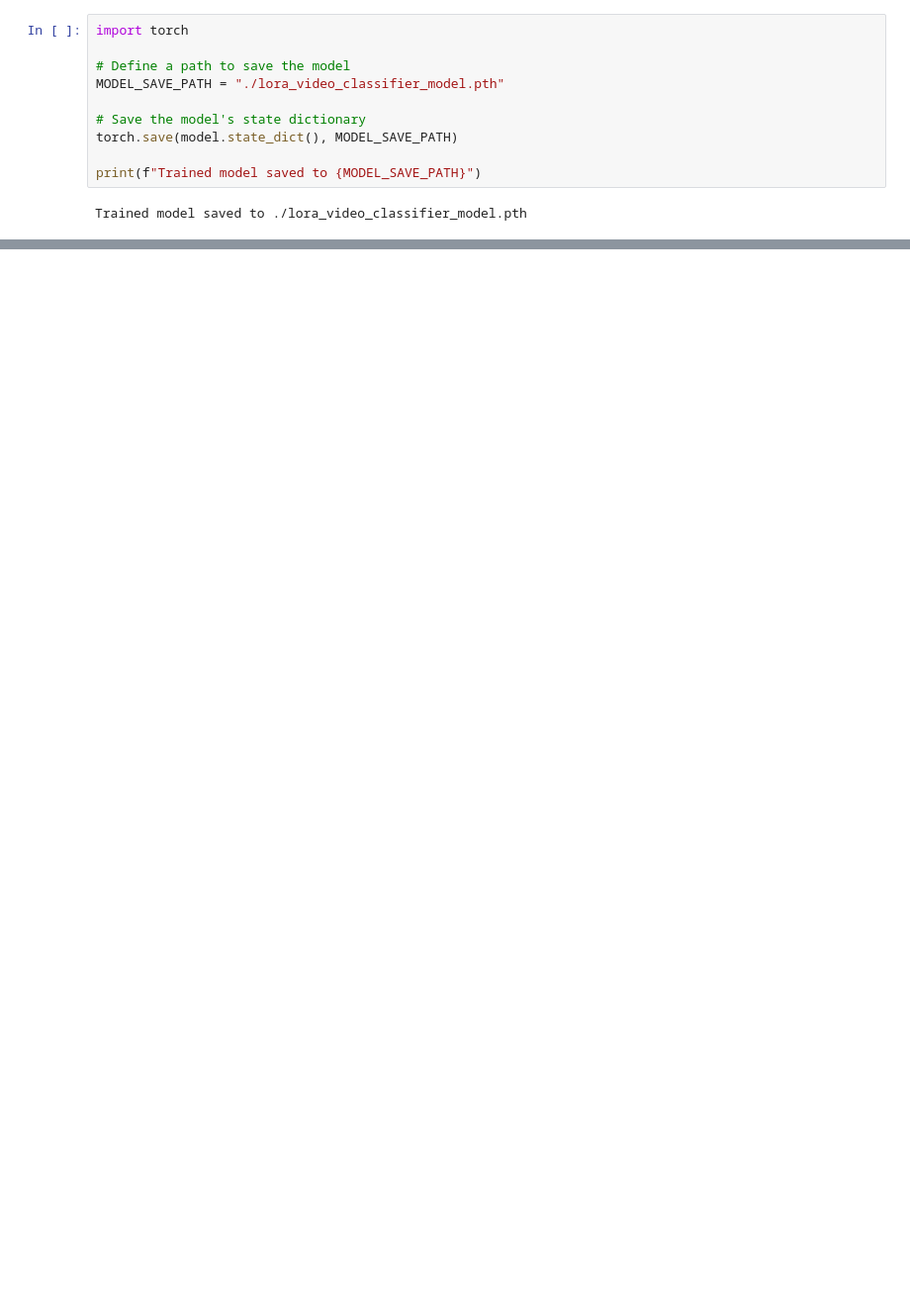
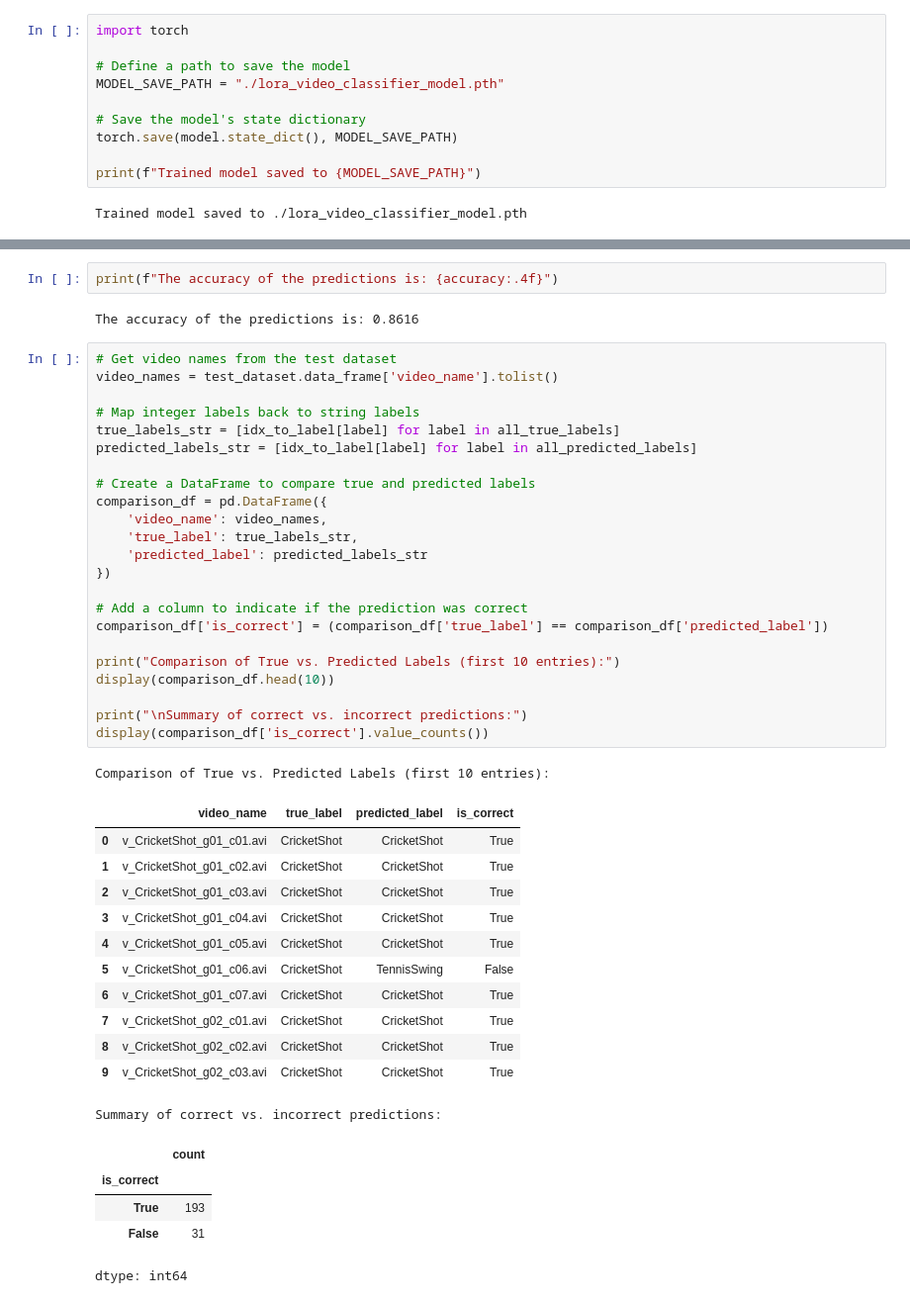
Before and after one commit to gshiva1975/AAI-521-Project, a Jupyter notebook: code/lora_display_working.ipynb, the cells around one changed output, grey strips where cells are left out. Shown at 99% size. Cells and saved outputs as stored; diff of their text form; blank space fills up the shorter version.

```diff
--- a/code/lora_display_working.ipynb
+++ b/code/lora_display_working.ipynb
@@ -667,0 +751,46 @@ else:
+# %%
+print(f"The accuracy of the predictions is: {accuracy:.4f}")
+# %% [output]
+The accuracy of the predictions is: 0.8616
+# %%
+# Get video names from the test dataset
+video_names = test_dataset.data_frame['video_name'].tolist()
+
+# Map integer labels back to string labels
+true_labels_str = [idx_to_label[label] for label in all_true_labels]
+predicted_labels_str = [idx_to_label[label] for label in all_predicted_labels]
+
+# Create a DataFrame to compare true and predicted labels
+comparison_df = pd.DataFrame({
+    'video_name': video_names,
+    'true_label': true_labels_str,
+    'predicted_label': predicted_labels_str
+})
+
+# Add a column to indicate if the prediction was correct
+comparison_df['is_correct'] = (comparison_df['true_label'] == comparison_df['predicted_label'])
+
+print("Comparison of True vs. Predicted Labels (first 10 entries):")
+display(comparison_df.head(10))
+
+print("\nSummary of correct vs. incorrect predictions:")
+display(comparison_df['is_correct'].value_counts())
+# %% [output]
+Comparison of True vs. Predicted Labels (first 10 entries):
+|  | video_name | true_label | predicted_label | is_correct |
+| 0 | v_CricketShot_g01_c01.avi | CricketShot | CricketShot | True |
+| 1 | v_CricketShot_g01_c02.avi | CricketShot | CricketShot | True |
+| 2 | v_CricketShot_g01_c03.avi | CricketShot | CricketShot | True |
+| 3 | v_CricketShot_g01_c04.avi | CricketShot | CricketShot | True |
+| 4 | v_CricketShot_g01_c05.avi | CricketShot | CricketShot | True |
+| 5 | v_CricketShot_g01_c06.avi | CricketShot | TennisSwing | False |
+| 6 | v_CricketShot_g01_c07.avi | CricketShot | CricketShot | True |
+| 7 | v_CricketShot_g02_c01.avi | CricketShot | CricketShot | True |
+| 8 | v_CricketShot_g02_c02.avi | CricketShot | CricketShot | True |
+| 9 | v_CricketShot_g02_c03.avi | CricketShot | CricketShot | True |
+Summary of correct vs. incorrect predictions:
+|  | count |
+| is_correct |  |
+| True | 193 |
+| False | 31 |
+dtype: int64
```
Also changed, not shown: parts of 12 cells of this notebook.
